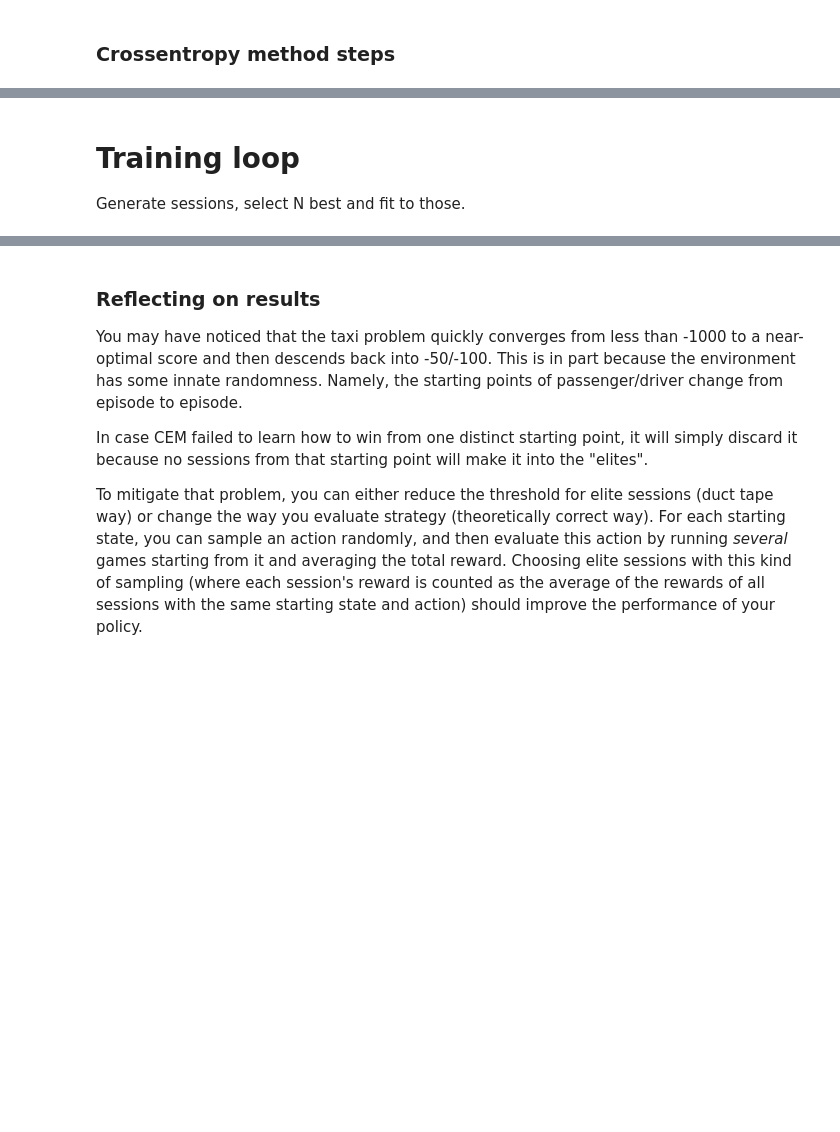
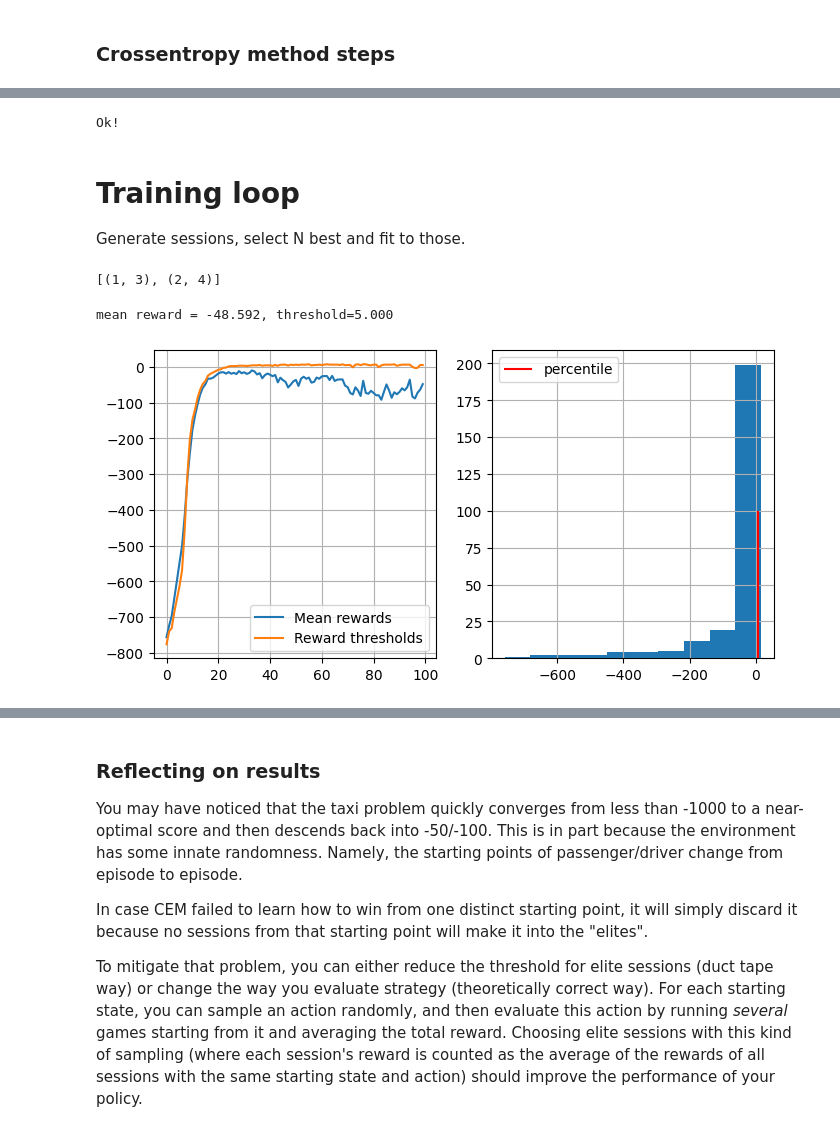
Before and after one commit to iject/clone_Practical_RL, a Jupyter notebook: week01_intro/crossentropy_method.ipynb, the cells around one changed output, grey strips where cells are left out. Saved outputs shown, nothing was run; the diff lists cells and outputs as text; code cells hidden in the pictures; blank space fills up the shorter version.

```diff
--- a/week01_intro/crossentropy_method.ipynb
+++ b/week01_intro/crossentropy_method.ipynb
@@ -137,11 +137,16 @@ def select_elites(states_batch, actions_batch, rewards_batch, percentile):
     If you are confused, see examples below. Please don't assume that states are integers
     (they will become different later).
     """
+    rewards_batch = np.array(rewards_batch)
 
-    reward_threshold = <YOUR CODE: compute minimum reward for elite sessions. Hint: use np.percentile()>
+    reward_threshold = np.percentile(rewards_batch, percentile)
 
-    elite_states = <YOUR CODE>
-    elite_actions = <YOUR CODE>
+    elite_states = []
+    elite_actions = []
+    for i in range(len(rewards_batch)):
+      if rewards_batch[i] >= reward_threshold:
+        elite_states += states_batch[i]
+        elite_actions += actions_batch[i]
 
     return elite_states, elite_actions
 # %%
@@ -202,11 +209,17 @@ def get_new_policy(elite_states, elite_actions):
     :param elite_actions: 1D list of actions from elite sessions
 
     """
+    elite_states = np.array(elite_states)[:, np.newaxis]
+    elite_actions = np.array(elite_actions)[:, np.newaxis]
+
+    concat_data = np.hstack((elite_states, elite_actions))
 
     new_policy = np.zeros([n_states, n_actions])
 
-    <YOUR CODE: set probabilities for actions given elite states & actions>
-    # Don't forget to set 1/n_actions for all actions in unvisited states.
+    unique_concat = np.unique(concat_data, axis=0, return_counts=True)
+    new_policy[unique_concat[0][:, 0], unique_concat[0][:, 1]] = unique_concat[1]
+    new_policy[np.sum(new_policy, axis=1) == 0] = 1 / n_actions
+    new_policy[unique_concat[0][:, 0]] /= np.sum(new_policy[unique_concat[0][:, 0]], axis=1, keepdims=True)
 
     return new_policy
 # %%
@@ -236,10 +249,18 @@ reference_answer = np.array(
 assert np.allclose(new_policy[:4, :5], reference_answer)
 
 print("Ok!")
+# %% [output]
+Ok!
 # %% [markdown]
 # Training loop
 Generate sessions, select N best and fit to those.
+# %%
+a = [[1,2], [3,4]]
+print(list(zip(*a)))
+# %% [output]
+[(1, 3), (2, 4)]
 # %%
+
 from IPython.display import clear_output
 
 
@@ -261,7 +282,8 @@ def show_progress(rewards_batch, log, percentile, reward_range=[-990, +10]):
     plt.grid()
 
     plt.subplot(1, 2, 2)
-    plt.hist(rewards_batch, range=reward_range)
+    plt.hist(rewards_batch)
+    # plt.hist(rewards_batch, range=reward_range)
     plt.vlines(
         [np.percentile(rewards_batch, percentile)],
         [0],
@@ -280,20 +302,23 @@ policy = initialize_policy(n_states, n_actions)
 # %%
 n_sessions = 250  # sample this many sessions
 percentile = 50  # discard this percentage of sessions with lowest rewards
 learning_rate = 0.5  # how quickly the policy is updated, on a scale from 0 to 1
 
 log = []
 
 for i in range(100):
-    %time sessions = [ <YOUR CODE: generate a list of n_sessions new sessions> ]
+    %time sessions = [generate_session(env, policy) for _ in range(n_sessions)]
 
     states_batch, actions_batch, rewards_batch = zip(*sessions)
 
-    elite_states, elite_actions = <YOUR CODE: select elite states & actions>
+    elite_states, elite_actions = select_elites(states_batch, actions_batch, rewards_batch, percentile)
 
-    new_policy = <YOUR CODE: compute new policy>
+    new_policy = get_new_policy(elite_states, elite_actions)
 
     policy = learning_rate * new_policy + (1 - learning_rate) * policy
 
     # display results on chart
     show_progress(rewards_batch, log, percentile)
+# %% [output]
+mean reward = -48.592, threshold=5.000
+[figure, added]
```
Also changed, not shown: parts of 2 cells of this notebook.
